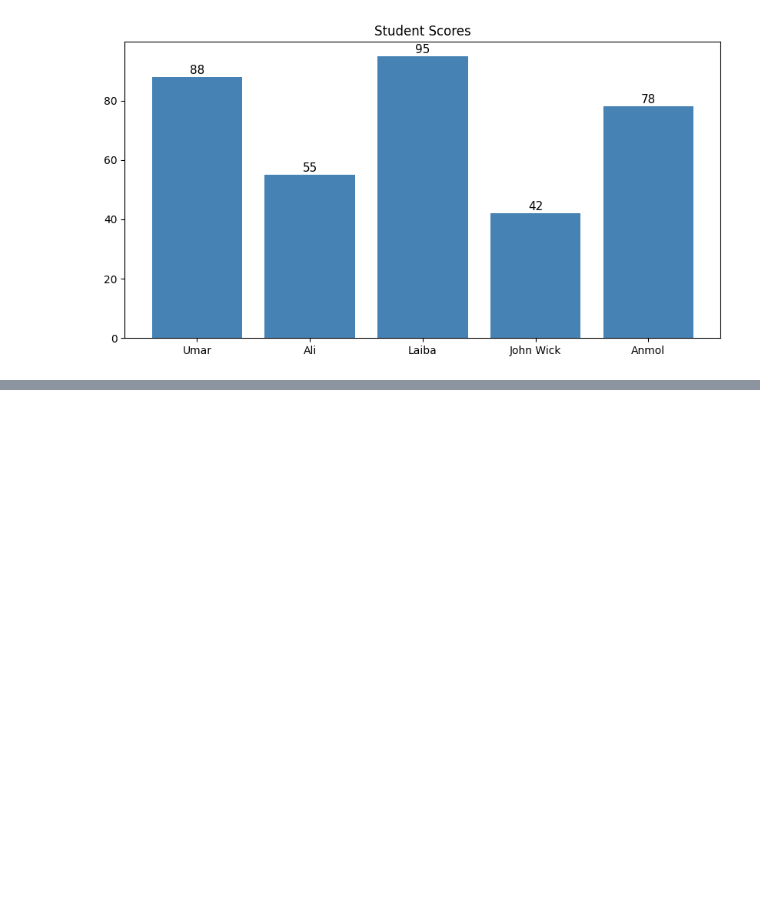
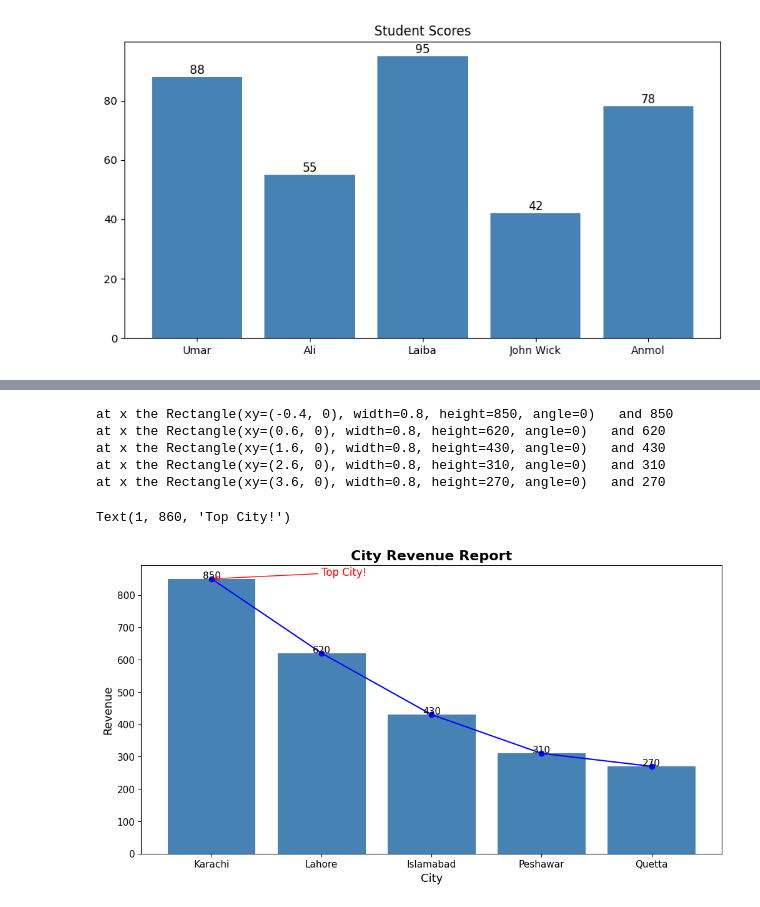
Before and after one commit to umar-asghar508-alt/Ai_Learning_Jour, a Jupyter notebook: Phase1_Python_Libraries/Lesson3_Matplotlib/exercises.ipynb, the cells around one changed output, grey strips where cells are left out. Saved outputs shown, nothing was run; the diff lists cells and outputs as text; code cells hidden in the pictures; blank space fills up the shorter version.

```diff
--- a/Phase1_Python_Libraries/Lesson3_Matplotlib/exercises.ipynb
+++ b/Phase1_Python_Libraries/Lesson3_Matplotlib/exercises.ipynb
@@ -677,0 +697,48 @@ Must call savefig() before show() — otherwise saves blank image
+# %%
+import matplotlib.pyplot as plt
+
+cities  = ['Karachi', 'Lahore', 'Islamabad', 'Peshawar', 'Quetta']
+revenue = [850, 620, 430, 310, 270]
+
+fig=plt.figure(figsize=(12,6),dpi=100)
+plt.plot(cities,revenue,color='blue',marker='o')
+plt.title('City Revenue Report',fontsize=16,fontweight='bold')
+plt.xlabel('City',fontsize=13)
+plt.ylabel('Revenue',fontsize=13)
+plt.xticks(fontsize=11)
+plt.yticks(fontsize=11)
+
+#Task 2
+# fig=plt.figure(figsize=(12,6),dpi=100) # for separate paragraph
+bars=plt.bar(cities,revenue,color='steelblue')
+for x,y in zip(bars,revenue):
+  print(f'at x the {x}   and {y}')
+  plt.text(x.get_x()+x.get_width()/2,
+           x.get_height()+1,
+           str(y),
+            ha='center',  #horizontal alignment
+            fontsize=11)
+
+#Task 3
+plt.annotate('Top City!',
+             xy=(0, 850),
+             xytext=(1, 860),
+             arrowprops=dict(arrowstyle='->', color='red'),
+             fontsize=12,
+             color='red')
+
+
+# plt.figure(figsize=(10, 5))
+# plt.plot(x, y, color='blue', marker='o')
+# plt.title('Saved Plot')
+
+# plt.savefig('revenue_report.png', dpi=150, bbox_inches='tight') # Must call savefig() before show() — otherwise saves blank image
+# plt.show()
+# %% [output]
+at x the Rectangle(xy=(-0.4, 0), width=0.8, height=850, angle=0)   and 850
+at x the Rectangle(xy=(0.6, 0), width=0.8, height=620, angle=0)   and 620
+at x the Rectangle(xy=(1.6, 0), width=0.8, height=430, angle=0)   and 430
+at x the Rectangle(xy=(2.6, 0), width=0.8, height=310, angle=0)   and 310
+at x the Rectangle(xy=(3.6, 0), width=0.8, height=270, angle=0)   and 270
+Text(1, 860, 'Top City!')
+[figure, added]
```
Also changed, not shown: parts of 2 cells of this notebook.
